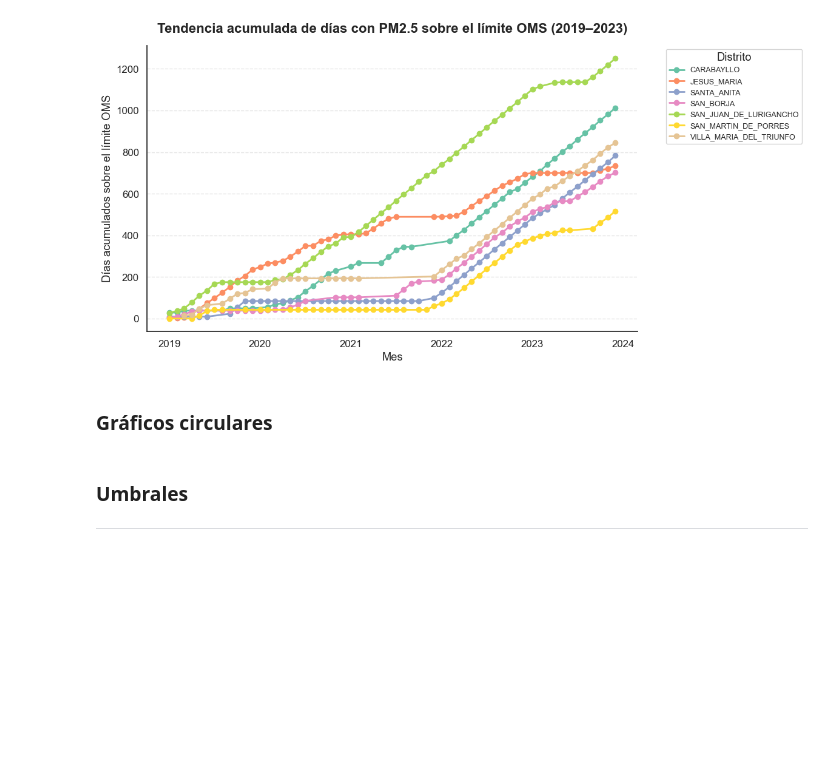
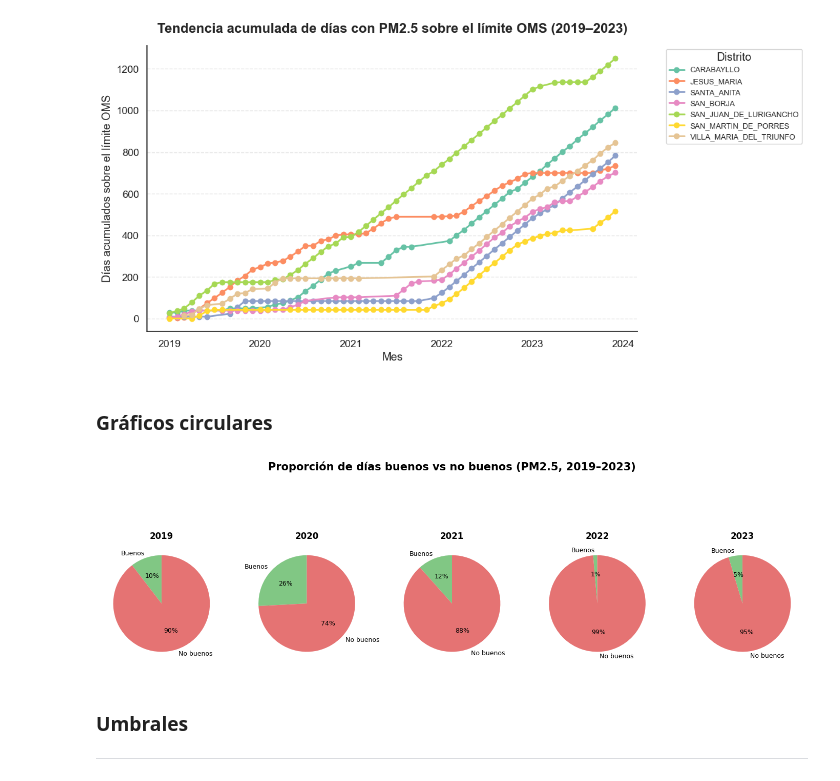
Before and after one commit to guisa17/CC531, a Jupyter notebook: Práctica 02/analisis_senamhi.ipynb, the cells around one changed output. Drawn from its saved outputs; the diff is of its cells as text; code cells hidden in the pictures; blank space fills up the shorter version.

```diff
--- a/Práctica 02/analisis_senamhi.ipynb
+++ b/Práctica 02/analisis_senamhi.ipynb
@@ -772,6 +777,27 @@ sns.despine(); plt.tight_layout(); plt.show()
 [figure]
 # %% [markdown]
 ### Gráficos circulares
+# %%
+limite_pm25 = 15
+anios = [2019, 2020, 2021, 2022, 2023]
+colors = ['#81C784', '#E57373']
+
+fig, axes = plt.subplots(1, len(anios), figsize=(14,5))
+for ax, anio in zip(axes, anios):
+    df_anio = df[df["ANIO"] == anio]
+    pm25_diario = df_anio.groupby("FECHA")["PM2_5"].mean()
+    buenos = (pm25_diario <= limite_pm25).sum()
+    malos = (pm25_diario > limite_pm25).sum()
+    ax.pie([buenos, malos], labels=["Buenos","No buenos"], autopct="%1.0f%%",
+           startangle=90, colors=colors, textprops={'fontsize':9})
+    ax.set_title(f"{anio}", fontsize=12, fontweight='bold')
+
+plt.suptitle("Proporción de días buenos vs no buenos (PM2.5, 2019–2023)",
+             fontsize=15, fontweight='bold', y=1.02)
+plt.tight_layout()
+plt.show()
+# %% [output]
+[figure, added]
 # %% [markdown]
 ### Umbrales
 ---
```
Also changed, not shown: parts of 3 cells of this notebook, 2 other files.
